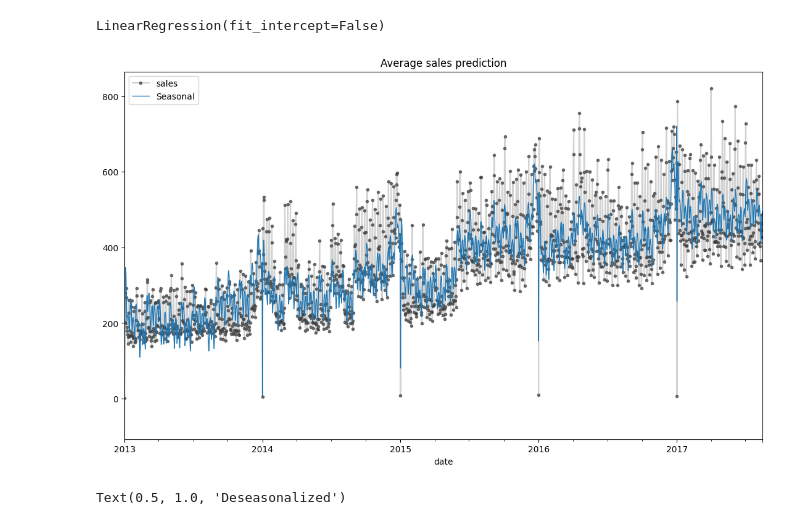
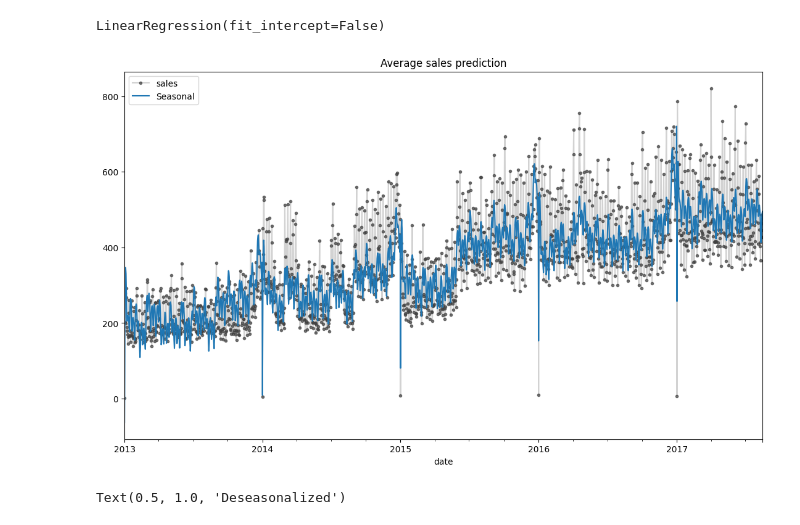
Before and after one commit to GerardoA01701474/EquipoReto, a Jupyter notebook: season-model.ipynb, the cells around one changed output. Cells and saved outputs as stored; diff of their text form; code cells hidden in the pictures.

```diff
--- a/season-model.ipynb
+++ b/season-model.ipynb
@@ -195,12 +195,12 @@ y_pred = pd.Series(
 )
 # %%
 ax = y.plot(**scatter_kws, title="Average sales prediction")
-ax = y_pred.plot(ax=ax, label="Seasonal", linewidth=1)
+ax = y_pred.plot(ax=ax, label="Seasonal")
 
 ax.set_aspect("equal")
 ax.legend();
 # %% [output]
-[figure, old version]
+[figure, new version]
 # %%
 y_deseason = y - y_pred
 # %%
```
Also changed, not shown: parts of 18 cells of this notebook.
